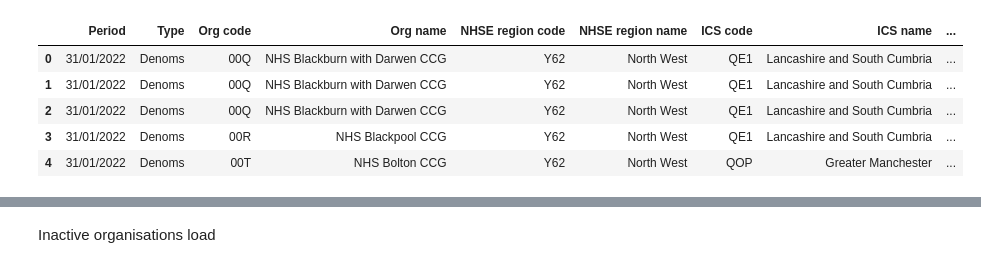
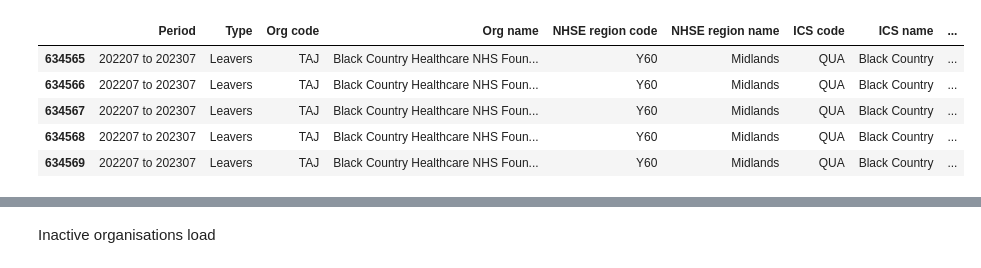
Before and after one commit to marierrogers/HSMAproject2023, a Jupyter notebook: 01_data/data_wrangling/2-wrangle-file-data.ipynb, the cells around one changed output, grey strips where cells are left out. Drawn from its saved outputs; the diff is of its cells as text; code cells hidden in the pictures.

```diff
--- a/01_data/data_wrangling/2-wrangle-file-data.ipynb
+++ b/01_data/data_wrangling/2-wrangle-file-data.ipynb
@@ -28,12 +28,12 @@ monthly_csv
 annual_df = pd.read_csv(f"./tempdir/{annual_csv[0]}")
 monthly_df = pd.read_csv(f"./tempdir/{monthly_csv[0]}")
 # %%
-annual_df.head()
+annual_df.tail()
 # %% [output]
 |  | Period | Type | Org code | Org name | NHSE region code | NHSE region name | ICS code | ICS name | ... |
-| 0 | 31/01/2022 | Denoms | 00Q | NHS Blackburn with Darwen CCG | Y62 | North West | QE1 | Lancashire and South Cumbria | ... |
-| 1 | 31/01/2022 | Denoms | 00Q | NHS Blackburn with Darwen CCG | Y62 | North West | QE1 | Lancashire and South Cumbria | ... |
-| 2 | 31/01/2022 | Denoms | 00Q | NHS Blackburn with Darwen CCG | Y62 | North West | QE1 | Lancashire and South Cumbria | ... |
-| 3 | 31/01/2022 | Denoms | 00R | NHS Blackpool CCG | Y62 | North West | QE1 | Lancashire and South Cumbria | ... |
-| 4 | 31/01/2022 | Denoms | 00T | NHS Bolton CCG | Y62 | North West | QOP | Greater Manchester | ... |
+| 634565 | 202207 to 202307 | Leavers | TAJ | Black Country Healthcare NHS Foun... | Y60 | Midlands | QUA | Black Country | ... |
+| 634566 | 202207 to 202307 | Leavers | TAJ | Black Country Healthcare NHS Foun... | Y60 | Midlands | QUA | Black Country | ... |
+| 634567 | 202207 to 202307 | Leavers | TAJ | Black Country Healthcare NHS Foun... | Y60 | Midlands | QUA | Black Country | ... |
+| 634568 | 202207 to 202307 | Leavers | TAJ | Black Country Healthcare NHS Foun... | Y60 | Midlands | QUA | Black Country | ... |
+| 634569 | 202207 to 202307 | Leavers | TAJ | Black Country Healthcare NHS Foun... | Y60 | Midlands | QUA | Black Country | ... |
 # %%
```
Also changed, not shown: parts of 4 cells of this notebook.
